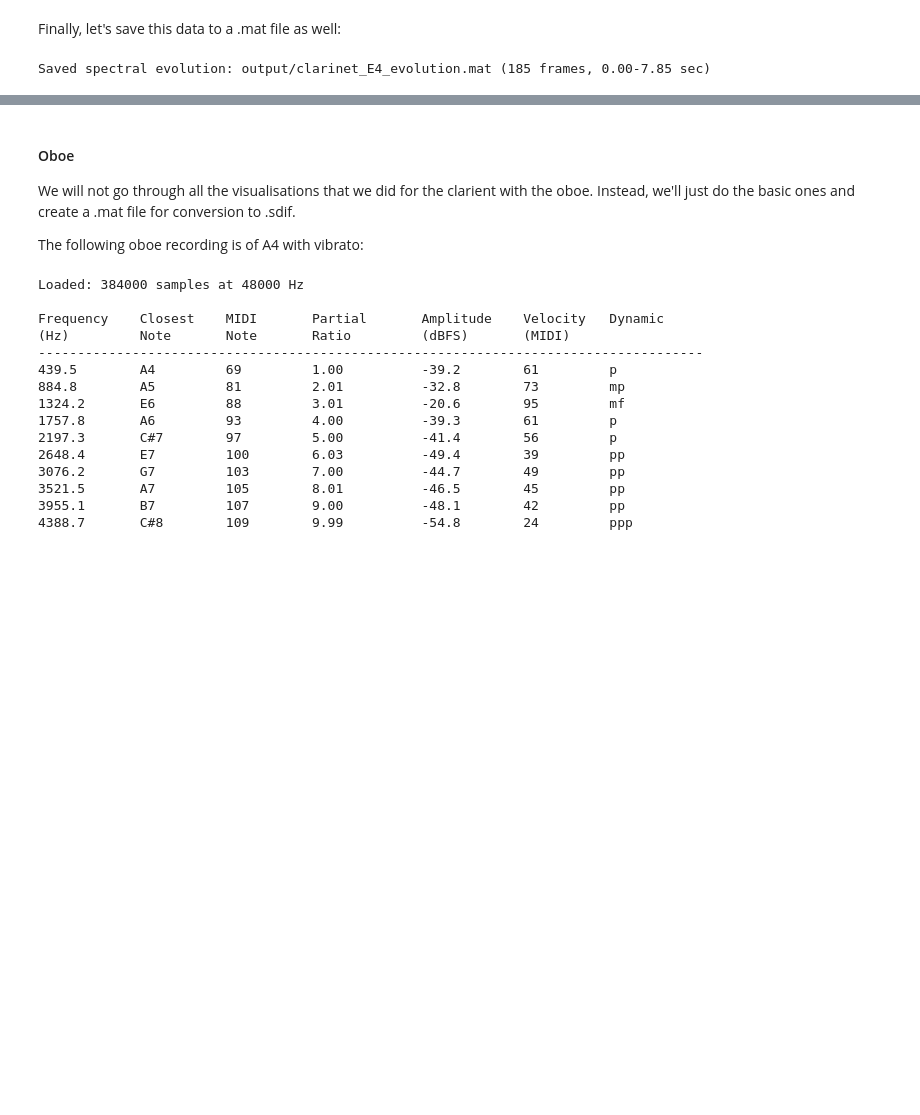
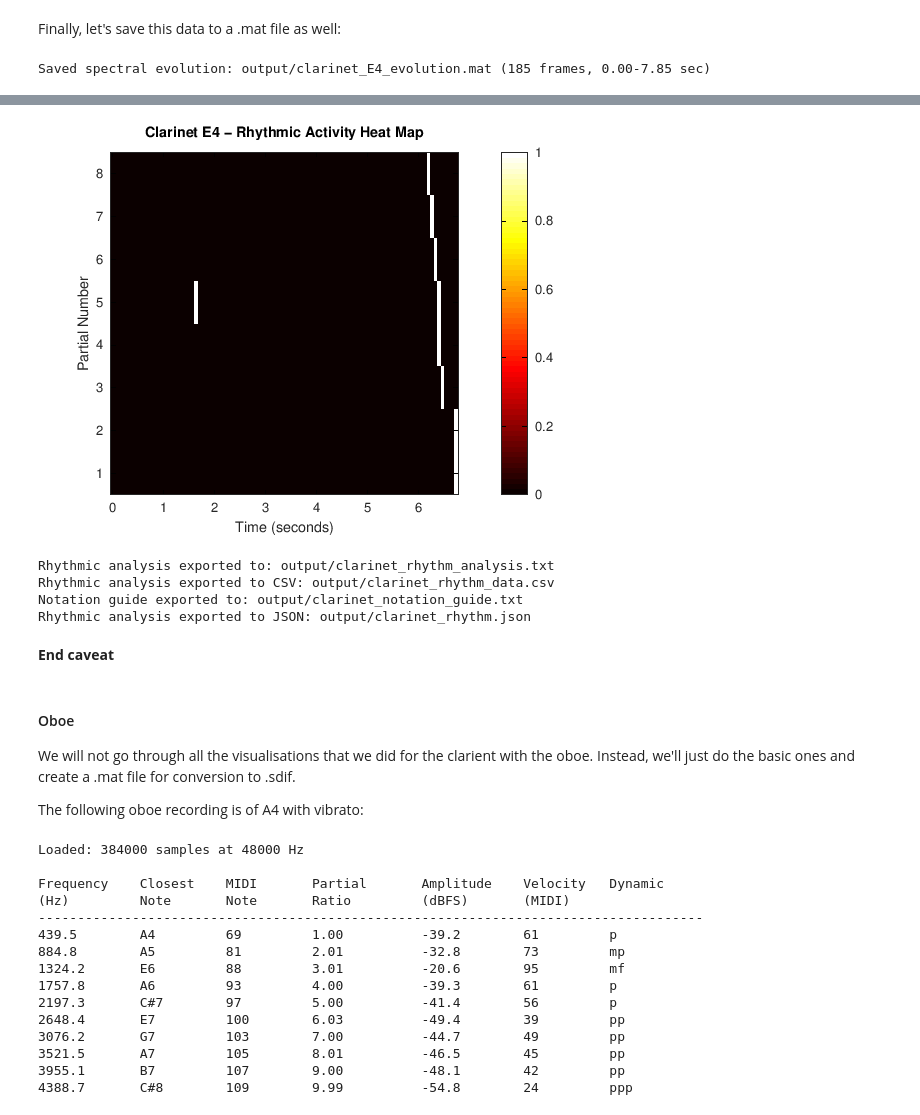
Before and after one commit to calyau/octave-notebooks, a Jupyter notebook: data/audio-dsp-and-spectralism.ipynb, the cells around one changed output, grey strips where cells are left out. Saved outputs shown, nothing was run; the diff lists cells and outputs as text; code cells hidden in the pictures; blank space fills up the shorter version.

```diff
--- a/data/audio-dsp-and-spectralism.ipynb
+++ b/data/audio-dsp-and-spectralism.ipynb
@@ -215,3 +264,21 @@ Saved spectral evolution: output/clarinet_E4_evolution.mat (185 frames, 0.00-7.8
+# %%
+% 5. Heat map visualization
+plot_rhythm_matrix(analyses, 'Clarinet E4');
+# %% [output]
+[figure, added]
+# %%
+% 6. Export to various formats
+export_rhythmic_analysis_text(analyses, 'output/clarinet_rhythm_analysis.txt', 'Clarinet E4 Rhythmic Analysis');
+export_rhythmic_analysis_csv(analyses, 'output/clarinet_rhythm_data.csv');
+export_rhythm_for_notation(analyses, 'output/clarinet_notation_guide.txt', 72);  % 72 BPM
+export_rhythm_json(analyses, 'output/clarinet_rhythm.json', meta);
+# %% [output]
+Rhythmic analysis exported to: output/clarinet_rhythm_analysis.txt
+Rhythmic analysis exported to CSV: output/clarinet_rhythm_data.csv
+Notation guide exported to: output/clarinet_notation_guide.txt
+Rhythmic analysis exported to JSON: output/clarinet_rhythm.json
+# %% [markdown]
+**End caveat**
 # %% [markdown]
 #### Oboe
 
```
Also changed, not shown: parts of 9 cells of this notebook, 2 other files.
